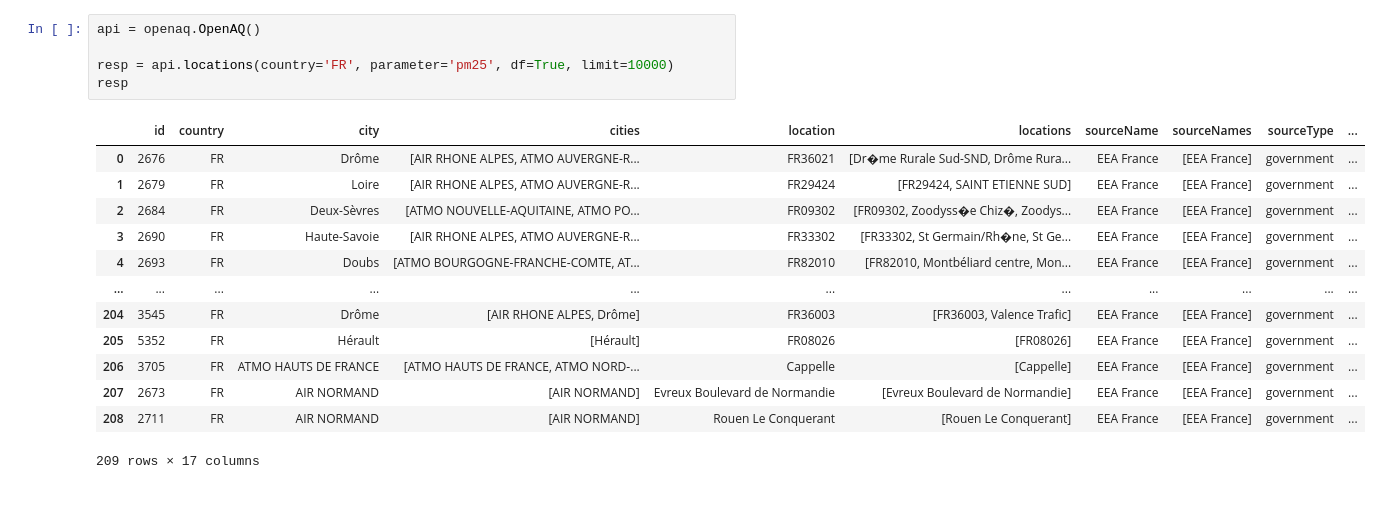
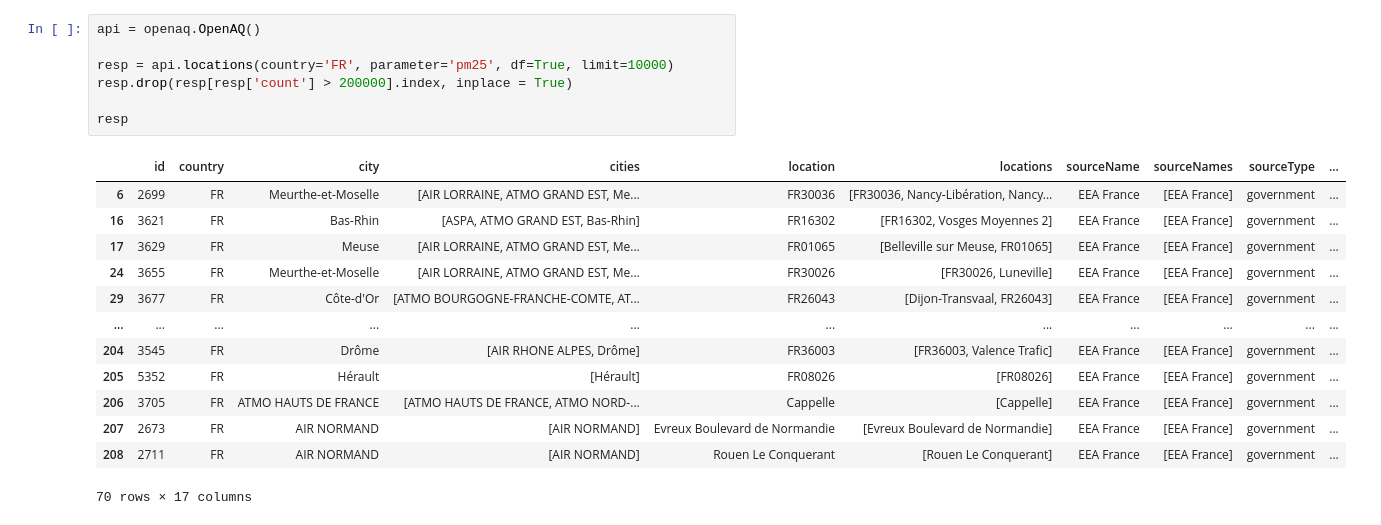
Before and after one commit to yahmskeano/Air-Quality-France, a Jupyter notebook: DataGather.ipynb, the cells around one changed output. Saved outputs shown, nothing was run; the diff lists cells and outputs as text.

```diff
--- a/DataGather.ipynb
+++ b/DataGather.ipynb
@@ -10,22 +24,24 @@ import matplotlib as mpl
 # %%
 api = openaq.OpenAQ()
 
 resp = api.locations(country='FR', parameter='pm25', df=True, limit=10000)
+resp.drop(resp[resp['count'] > 200000].index, inplace = True)
+
 resp
 # %% [output]
 |  | id | country | city | cities | location | locations | sourceName | sourceNames | sourceType | ... |
-| 0 | 2676 | FR | Drôme | [AIR RHONE ALPES, ATMO AUVERGNE-R... | FR36021 | [Dr�me Rurale Sud-SND, Drôme Rura... | EEA France | [EEA France] | government | ... |
-| 1 | 2679 | FR | Loire | [AIR RHONE ALPES, ATMO AUVERGNE-R... | FR29424 | [FR29424, SAINT ETIENNE SUD] | EEA France | [EEA France] | government | ... |
-| 2 | 2684 | FR | Deux-Sèvres | [ATMO NOUVELLE-AQUITAINE, ATMO PO... | FR09302 | [FR09302, Zoodyss�e Chiz�, Zoodys... | EEA France | [EEA France] | government | ... |
-| 3 | 2690 | FR | Haute-Savoie | [AIR RHONE ALPES, ATMO AUVERGNE-R... | FR33302 | [FR33302, St Germain/Rh�ne, St Ge... | EEA France | [EEA France] | government | ... |
-| 4 | 2693 | FR | Doubs | [ATMO BOURGOGNE-FRANCHE-COMTE, AT... | FR82010 | [FR82010, Montbéliard centre, Mon... | EEA France | [EEA France] | government | ... |
+| 6 | 2699 | FR | Meurthe-et-Moselle | [AIR LORRAINE, ATMO GRAND EST, Me... | FR30036 | [FR30036, Nancy-Libération, Nancy... | EEA France | [EEA France] | government | ... |
+| 16 | 3621 | FR | Bas-Rhin | [ASPA, ATMO GRAND EST, Bas-Rhin] | FR16302 | [FR16302, Vosges Moyennes 2] | EEA France | [EEA France] | government | ... |
+| 17 | 3629 | FR | Meuse | [AIR LORRAINE, ATMO GRAND EST, Me... | FR01065 | [Belleville sur Meuse, FR01065] | EEA France | [EEA France] | government | ... |
+| 24 | 3655 | FR | Meurthe-et-Moselle | [AIR LORRAINE, ATMO GRAND EST, Me... | FR30026 | [FR30026, Luneville] | EEA France | [EEA France] | government | ... |
+| 29 | 3677 | FR | Côte-d'Or | [ATMO BOURGOGNE-FRANCHE-COMTE, AT... | FR26043 | [Dijon-Transvaal, FR26043] | EEA France | [EEA France] | government | ... |
 | ... | ... | ... | ... | ... | ... | ... | ... | ... | ... | ... |
 | 204 | 3545 | FR | Drôme | [AIR RHONE ALPES, Drôme] | FR36003 | [FR36003, Valence Trafic] | EEA France | [EEA France] | government | ... |
 | 205 | 5352 | FR | Hérault | [Hérault] | FR08026 | [FR08026] | EEA France | [EEA France] | government | ... |
 | 206 | 3705 | FR | ATMO HAUTS DE FRANCE | [ATMO HAUTS DE FRANCE, ATMO NORD-... | Cappelle | [Cappelle] | EEA France | [EEA France] | government | ... |
 | 207 | 2673 | FR | AIR NORMAND | [AIR NORMAND] | Evreux Boulevard de Normandie | [Evreux Boulevard de Normandie] | EEA France | [EEA France] | government | ... |
 | 208 | 2711 | FR | AIR NORMAND | [AIR NORMAND] | Rouen Le Conquerant | [Rouen Le Conquerant] | EEA France | [EEA France] | government | ... |
-209 rows × 17 columns
+70 rows × 17 columns
 # %%
 def add_zero(number, last=False):
   if number < 10:
```
Also changed, not shown: parts of 9 cells of this notebook.
